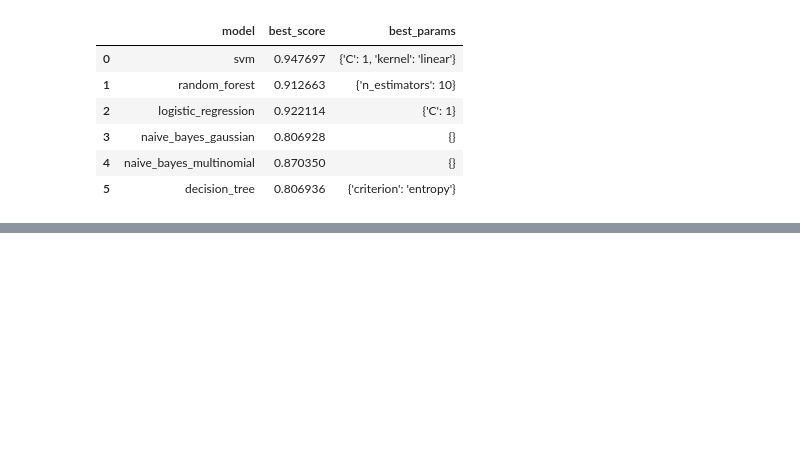
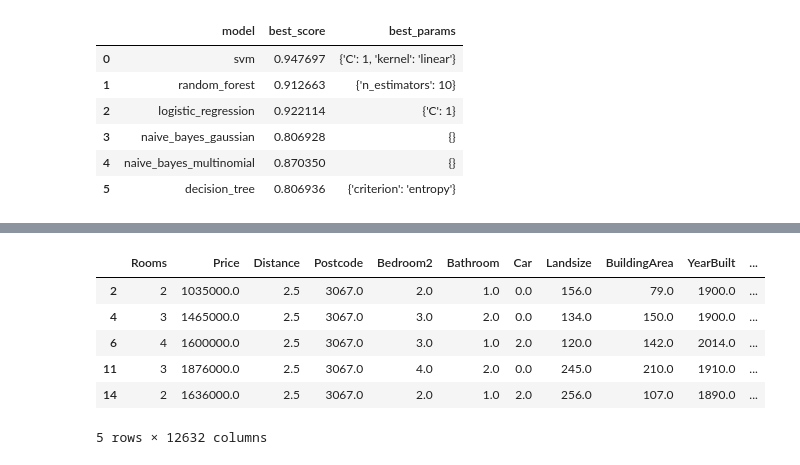
Before and after one commit to shadrack71/Machine-learning-projects, a Jupyter notebook: machine_learning.ipynb, the cells around one changed output, grey strips where cells are left out. Saved outputs shown, nothing was run; the diff lists cells and outputs as text; code cells hidden in the pictures; blank space fills up the shorter version.

```diff
--- a/machine_learning.ipynb
+++ b/machine_learning.ipynb
@@ -1620,0 +1761,11 @@ df
+# %%
+df = pd.get_dummies(df,drop_first=True)
+df.head()
+# %% [output]
+|  | Rooms | Price | Distance | Postcode | Bedroom2 | Bathroom | Car | Landsize | BuildingArea | YearBuilt | ... |
+| 2 | 2 | 1035000.0 | 2.5 | 3067.0 | 2.0 | 1.0 | 0.0 | 156.0 | 79.0 | 1900.0 | ... |
+| 4 | 3 | 1465000.0 | 2.5 | 3067.0 | 3.0 | 2.0 | 0.0 | 134.0 | 150.0 | 1900.0 | ... |
+| 6 | 4 | 1600000.0 | 2.5 | 3067.0 | 3.0 | 1.0 | 2.0 | 120.0 | 142.0 | 2014.0 | ... |
+| 11 | 3 | 1876000.0 | 2.5 | 3067.0 | 4.0 | 2.0 | 0.0 | 245.0 | 210.0 | 1910.0 | ... |
+| 14 | 2 | 1636000.0 | 2.5 | 3067.0 | 2.0 | 1.0 | 2.0 | 256.0 | 107.0 | 1890.0 | ... |
+5 rows × 12632 columns
```
Also changed, not shown: parts of 20 cells of this notebook.
